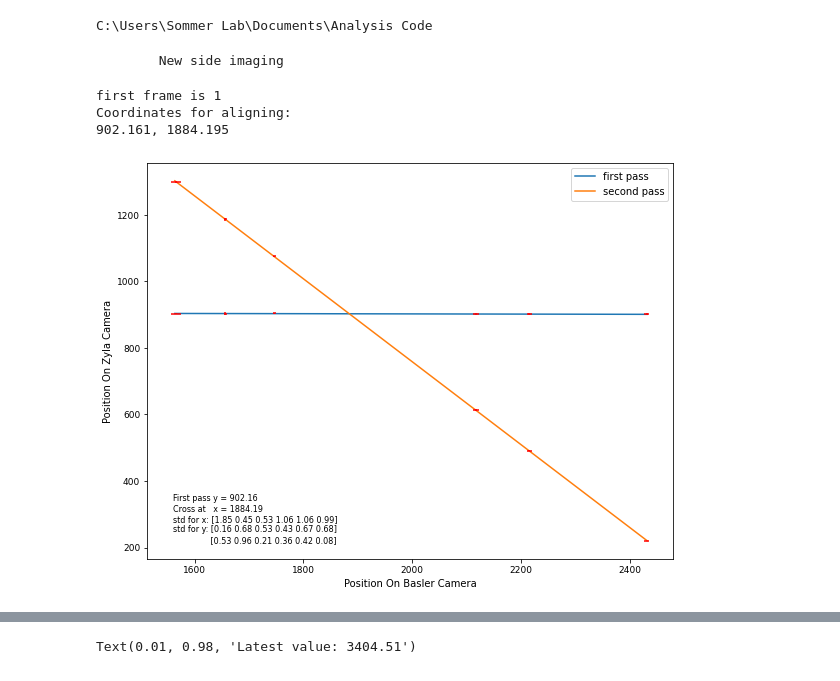
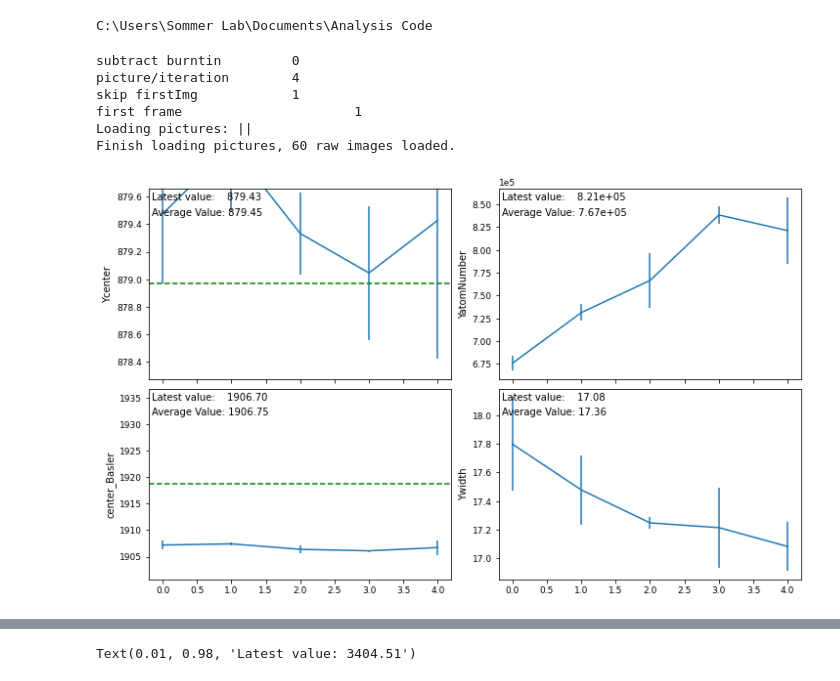
Before and after one commit to insommer/AnalysisCode, a Jupyter notebook: Applications/Evaluate ODT Align.ipynb, the cells around one changed output, grey strips where cells are left out. Drawn from its saved outputs; the diff is of its cells as text; code cells hidden in the pictures.

```diff
--- a/Applications/Evaluate ODT Align.ipynb
+++ b/Applications/Evaluate ODT Align.ipynb
@@ -10,13 +10,16 @@ from scipy.ndimage import rotate
 import pandas as pd
 import os
 # %%
+####################################
+#Set the date and the folder name
+####################################
 dataRootFolder =r"D:\Dropbox (Lehigh University)\Sommer Lab Shared\Data"
-date = '5/7/2024'
+date = '5/21/2024'
 
 ODT_Position = '1900'
 task = 'Misalign'
-# task = 'Align'
-expectedValues = [902.161, 1884.195]
+task = 'Align'
+expectedValues = [878.966, 1918.697]
 
 data_folder = ' '.join([r'Andor/ODT',  ODT_Position, task])
 Basler_folder = ' '.join([r'Basler/ODT',  ODT_Position, task])
@@ -26,8 +29,7 @@ Basler_folder = ' '.join([r'Basler/ODT',  ODT_Position, task])
 ####################################
 repetition = 3 #The number of identical runs to be averaged.
 subtract_burntin = 0
-skipFirstImg = 1
-examNum = 6 #The number of runs to exam.
+examNum = 5 #The number of runs to exam.
 examFrom = None #Set to None if you want to check the last several runs.
 plotPWindow = 3
 intermediatePlot = True
@@ -66,8 +68,8 @@ rowend = -10
 columnstart = 10
 columnend = -10
 
-columnstart = 500
-columnend = 1400
+# columnstart = 500
+# columnend = 1400
 
 # rowstart =750 #ODT 2675
 # rowend = 830
@@ -88,23 +90,23 @@ rowend = 670
 
 rowstart -= 180
 rowend += 150
+
+####################################
+####################################
+dayfolder = ImageAnalysisCode.GetDataLocation(date, DataPath=dataRootFolder)
+dataPath = os.path.join(dayfolder, data_folder)
+# variableLog_folder = os.path.join(dayfolder, 'Variable Logs')
+examFrom, examUntil = ImageAnalysisCode.GetExamRange(examNum, examFrom, repetition)
+
+pPI = 4 if subtract_burntin else 3
+params = ImageAnalysisCode.ExperimentParams(date, t_exp = 10e-6, picturesPerIteration=pPI, cam_type = "zyla")
-# %%
-####################################
-####################################
-dayfolder = ImageAnalysisCode.GetDataLocation(date, DataPath=dataRootFolder)
-dataPath = os.path.join(dayfolder, data_folder)
-# variableLog_folder = os.path.join(dayfolder, 'Variable Logs')
-examFrom, examUntil = ImageAnalysisCode.GetExamRange(examNum, examFrom, repetition)
-
-pPI = 4 if subtract_burntin else 3
-params = ImageAnalysisCode.ExperimentParams(date, t_exp = 10e-6, picturesPerIteration=pPI, cam_type = "zyla")
-# %% [output]
-        New side imaging
 # %%
-columnDensities, variableLog = ImageAnalysisCode.PreprocessZylaImg(dataPath, examFrom=examFrom, examUntil=examUntil,
+
+
+columnDensities, variableLog = ImageAnalysisCode.PreprocessZylaImg(dataPath, examRange=[examFrom, examUntil],
                                                                    rowstart=rowstart, rowend=rowend,
                                                                    columnstart=columnstart, columnend=columnend,
-                                                                   rotateAngle=rotateAngle, subtract_burntin=0, skipFirstImg=skipFirstImg)
+                                                                   rotateAngle=rotateAngle, subtract_burntin=0)
 # %%
 
 dx = params.camera.pixelsize_microns/params.magnification #The length in micron that 1 pixel correspond to.
@@ -113,7 +115,7 @@ YcolumnDensities = columnDensities.sum(axis=2) * dx / 1e6**2
 popts = []
 bgs = []
 for ydata in YcolumnDensities:
-    popt, bg = ImageAnalysisCode.fitMultiGaussian(ydata, dx=dx,
+    popt, _, bg = ImageAnalysisCode.fitMultiGaussian(ydata, dx=dx,
                                                   subtract_bg=subtract_bg, signal_feature=signal_feature,
                                                   fitbgDeg=3, amp=1, width=3, denoise=0)
     popts.append(popt)
@@ -137,37 +139,40 @@ if variableLog is not None:
 data_folder_Basler = os.path.join(dayfolder, Basler_folder)
 files = os.listdir(data_folder_Basler)
 files.sort()
 fileNo = len(files)
 
 imgs_Basler = []
 for file in files[examFrom: examUntil]:
     path = os.path.join(data_folder_Basler, file)
     imgs_Basler.append( plt.imread(path)[...,0] )
 imgs_Basler = np.array(imgs_Basler)
 
 # Fit 1-D picture
 imgs_oneD = imgs_Basler.sum(axis=1)
 popt_Basler=[]
 for ii in imgs_oneD:
     popt, _ = ImageAnalysisCode.fitSingleGaussian(ii, signal_feature='narrow')
     popt_Basler.append(popt)
 
 # Extract the position of the light and conbime it with the data from Zyla
 center_Basler = [ii[1] for ii in popt_Basler]
 dfjoin = results[['ODT_Misalign', 'Ycenter', 'Ywidth', 'YatomNumber']].copy()
 dfjoin['center_Basler'] = center_Basler
 
 if task.startswith('Align'):
     ImageAnalysisCode.odtAlign(dfjoin, *expectedValues, repetition=repetition,
                                rcParams=rcParams)
 
 elif task.startswith('Misalign'):
     ImageAnalysisCode.odtMisalign(dfjoin, rcParams=rcParams)
 # %% [output]
-first frame is 1
-Coordinates for aligning:
-902.161, 1884.195
+subtract burntin         0
+picture/iteration        4
+skip firstImg            1
+first frame                      1
+Loading pictures: ||
+Finish loading pictures, 60 raw images loaded.
-[figure, old version]
+[figure, new version]
 # %%
 ImageAnalysisCode.plotImgAndFitResult(columnDensities, [popts], bgs=bgs, dx=dx,
                                           plotPWindow=plotPWindow,
```
Also changed, not shown: parts of 1 cell of this notebook, 5 other files.
